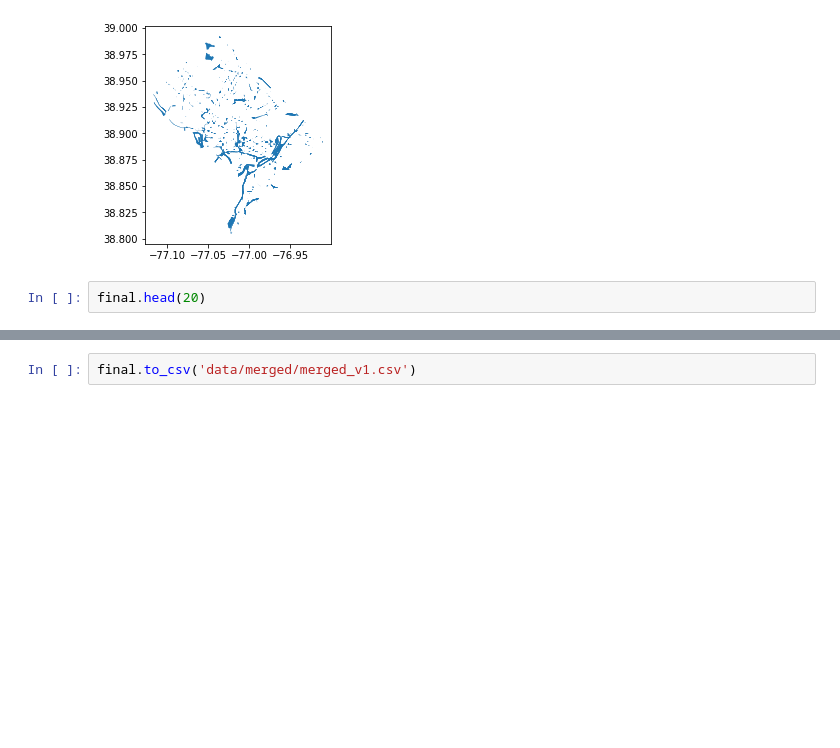
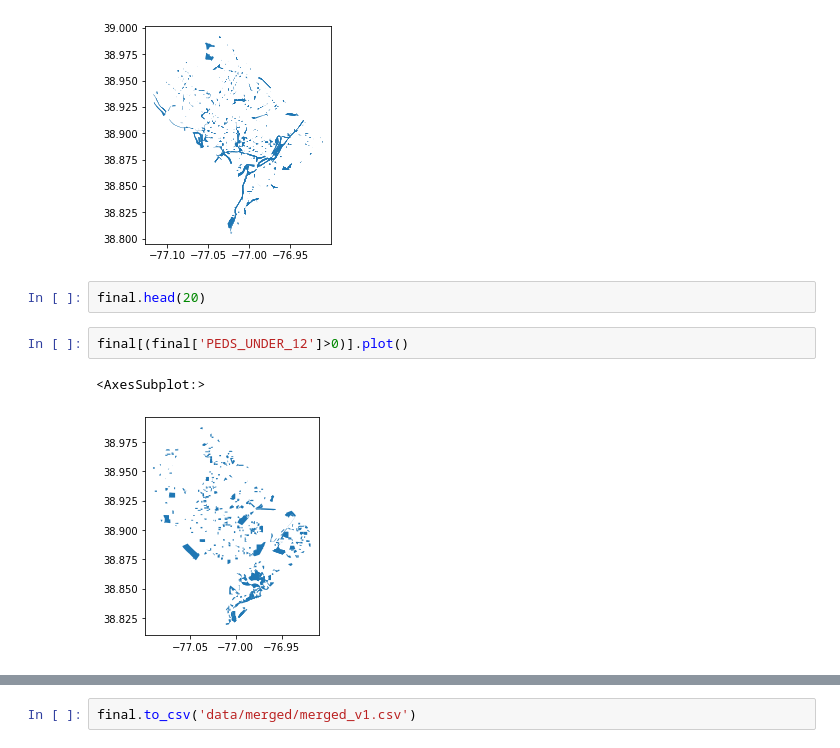
Before and after one commit to CharlotteJackson/DC_Crash_Bot, a Jupyter notebook: DC_Crash_Analysis.ipynb, the cells around one changed output, grey strips where cells are left out. Drawn from its saved outputs; the diff is of its cells as text; blank space fills up the shorter version.

```diff
--- a/DC_Crash_Analysis.ipynb
+++ b/DC_Crash_Analysis.ipynb
@@ -224,3 +583,8 @@ final_null.plot()
 [figure]
 # %%
 final.head(20)
+# %%
+final[(final['PEDS_UNDER_12']>0)].plot()
+# %% [output]
+<AxesSubplot:>
+[figure, added]
```
Also changed, not shown: parts of 50 cells of this notebook.
